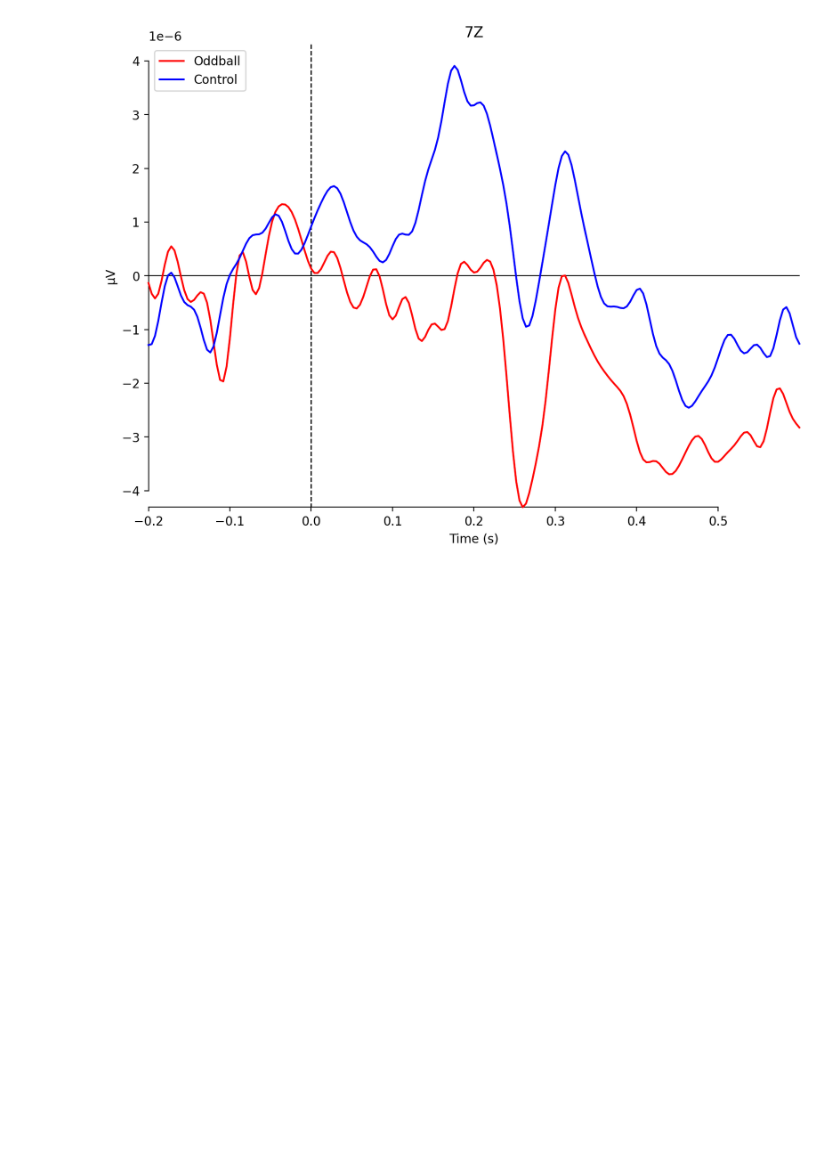
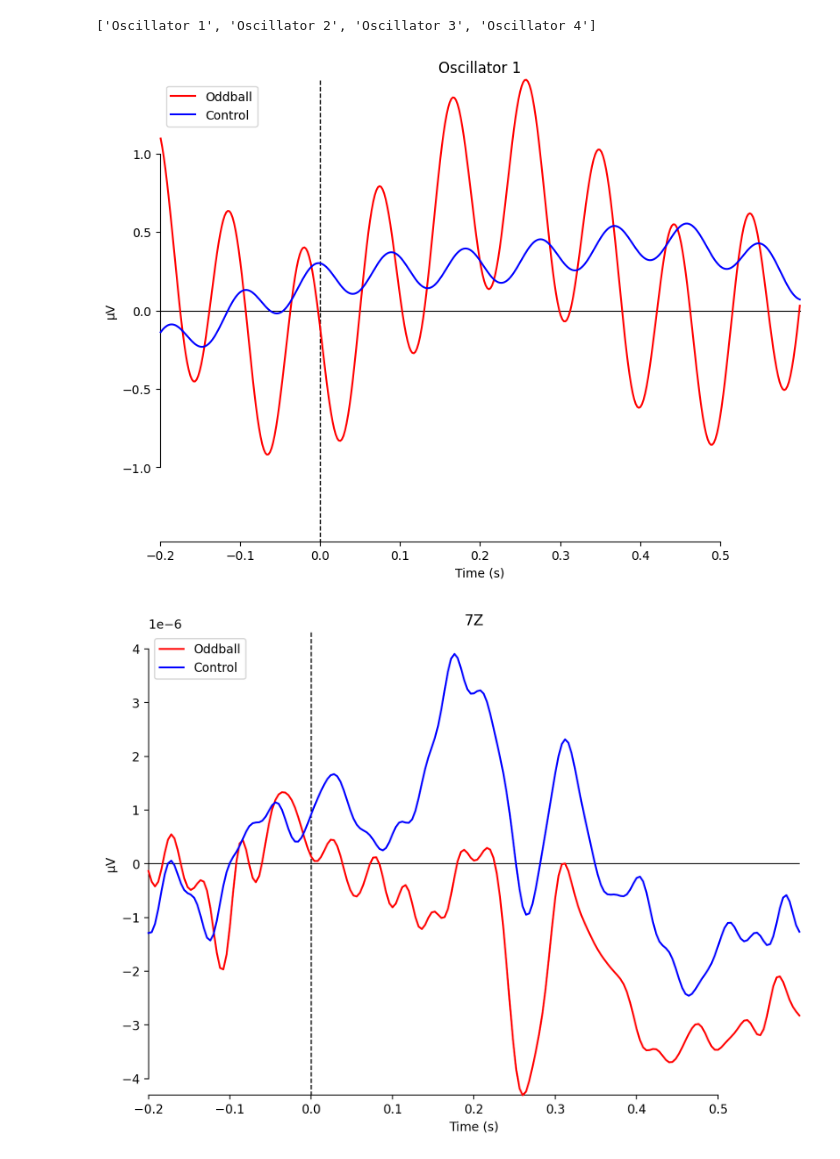
Before and after one commit to ovi-lab/EEG-auditory-oddball, a Jupyter notebook: src/main.ipynb, the cells around one changed output. Cells and saved outputs as stored; diff of their text form; code cells hidden in the pictures; blank space fills up the shorter version.

```diff
--- a/src/main.ipynb
+++ b/src/main.ipynb
@@ -12,4 +12,24 @@ mne.set_log_level(verbose='WARNING', return_old_level=False, add_frames=None)
 # %%
 plt.rcParams['figure.figsize'] = [12, 8]
 plt.rcParams['figure.dpi'] = 200 # 200
+# %%
+participant_id = 1
+
+# loading data
+raw = analysis.processing.loadData(participant_id)
+# %%
+epochs_1, event_dict = analysis.processing.eventEpochdata(raw)
+# %%
+oddball = epochs_1["visual/image_display/onset/stimulus/non_freq"].average()
+control = epochs_1["visual/image_display/onset/stimulus/freq"].average()
+# %%
+raw.ch_names
+# %% [output]
+['Oscillator 1', 'Oscillator 2', 'Oscillator 3', 'Oscillator 4']
+# %%
+
+evokeds = dict(Oddball=oddball, Control=control)
+fig  =  mne.viz.plot_compare_evokeds(evokeds, picks=['Oscillator 1'], styles = {"Oddball": {"color" :'red'}, "Control":{"color": 'blue'}})
+# %% [output]
+[figure, added]
 # %%
```
Also changed, not shown: parts of 1 cell of this notebook, 4 other files.
